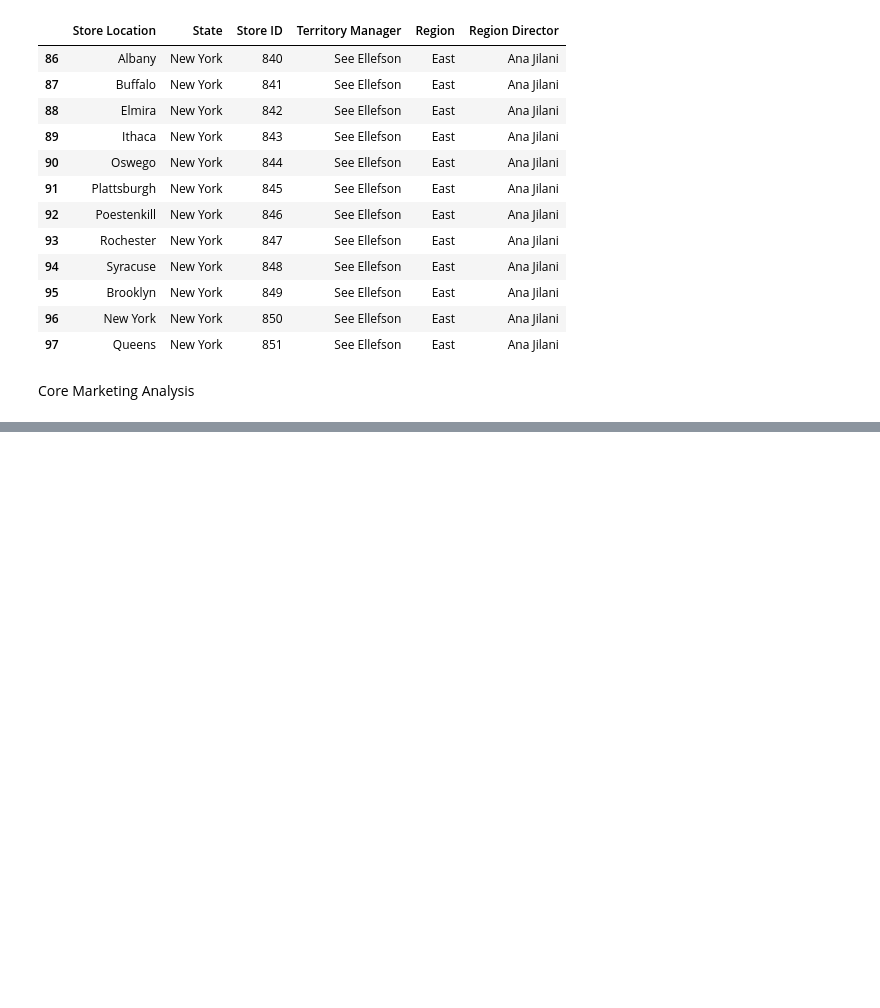
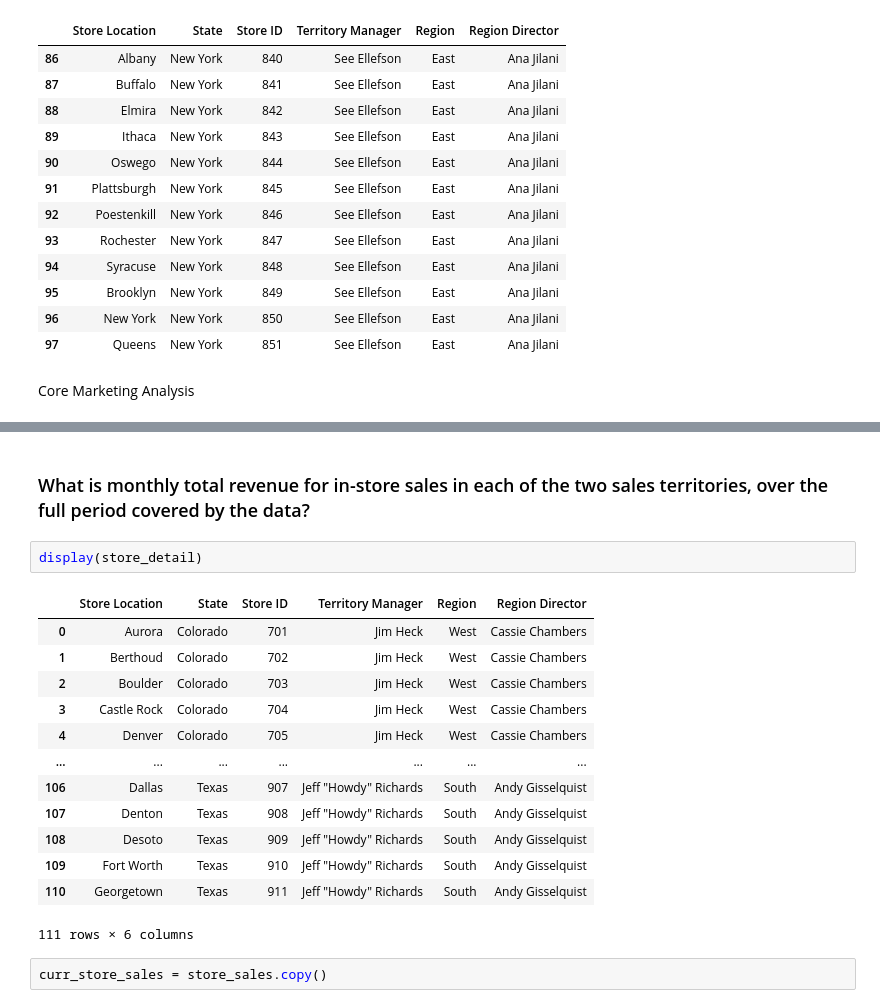
Before and after one commit to JimmyJuare/Capstone_2, a Jupyter notebook: Ellefson_sales_analysis.ipynb, the cells around one changed output, grey strips where cells are left out. Drawn from its saved outputs; the diff is of its cells as text; blank space fills up the shorter version.

```diff
--- a/Ellefson_sales_analysis.ipynb
+++ b/Ellefson_sales_analysis.ipynb
@@ -161,0 +207,20 @@ Length: 2, dtype: str
+# %% [markdown]
+### What is monthly total revenue for in-store sales in each of the two sales territories, over the full period covered by the data?
+# %%
+display(store_detail)
+# %% [output]
+|  | Store Location | State | Store ID | Territory Manager | Region | Region Director |
+| 0 | Aurora | Colorado | 701 | Jim Heck | West | Cassie Chambers |
+| 1 | Berthoud | Colorado | 702 | Jim Heck | West | Cassie Chambers |
+| 2 | Boulder | Colorado | 703 | Jim Heck | West | Cassie Chambers |
+| 3 | Castle Rock | Colorado | 704 | Jim Heck | West | Cassie Chambers |
+| 4 | Denver | Colorado | 705 | Jim Heck | West | Cassie Chambers |
+| ... | ... | ... | ... | ... | ... | ... |
+| 106 | Dallas | Texas | 907 | Jeff "Howdy" Richards | South | Andy Gisselquist |
+| 107 | Denton | Texas | 908 | Jeff "Howdy" Richards | South | Andy Gisselquist |
+| 108 | Desoto | Texas | 909 | Jeff "Howdy" Richards | South | Andy Gisselquist |
+| 109 | Fort Worth | Texas | 910 | Jeff "Howdy" Richards | South | Andy Gisselquist |
+| 110 | Georgetown | Texas | 911 | Jeff "Howdy" Richards | South | Andy Gisselquist |
+111 rows × 6 columns
+# %%
+curr_store_sales = store_sales.copy()
```
Also changed, not shown: parts of 9 cells of this notebook.
